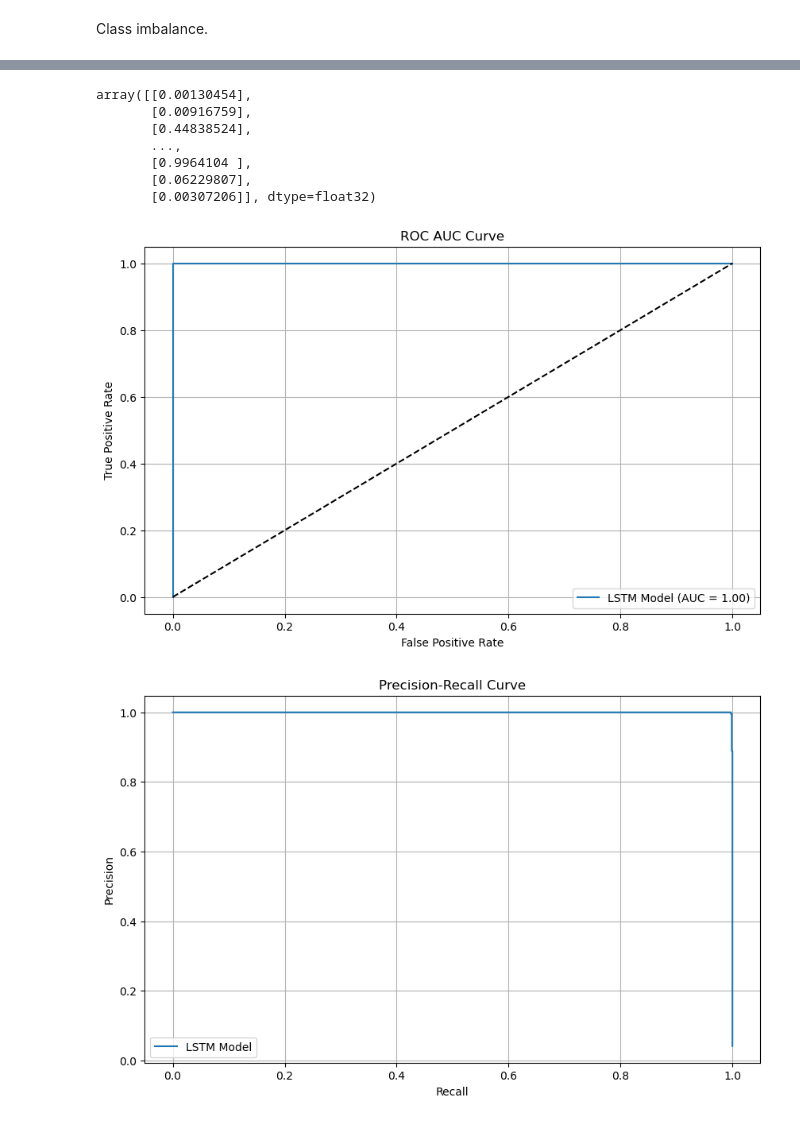
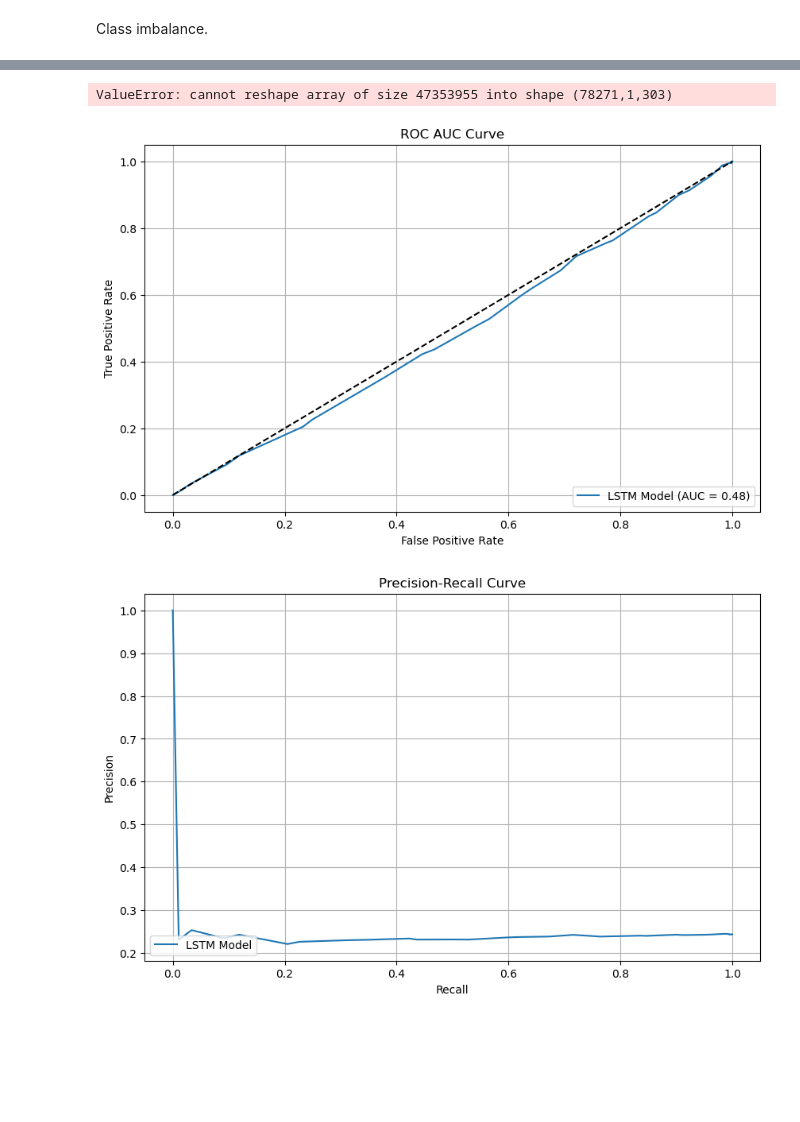
Before and after one commit to luisquinonesPR/thesis, a Jupyter notebook: lstm_model.ipynb, the cells around one changed output, grey strips where cells are left out. Saved outputs shown, nothing was run; the diff lists cells and outputs as text; code cells hidden in the pictures; blank space fills up the shorter version.

Commit message:
lstm

```diff
--- a/lstm_model.ipynb
+++ b/lstm_model.ipynb
@@ -448,2 +487,5 @@ Name: conflict, dtype: int64
+# %%
+train.drop(['isocode'],axis=1, inplace=True)
+test.drop(['isocode'],axis=1, inplace=True)
 # %% [markdown]
 Class imbalance.
@@ -552,11 +587,11 @@ maxCacheSize: 5.33 GB
 # %%
-y_train = pd.Series(y_train)
-count_class_0_train, count_class_1_train = y_train.value_counts()
-total_samples_train = len(y_train)
+# y_train = pd.Series(y_train)
+# count_class_0_train, count_class_1_train = y_train.value_counts()
+# total_samples_train = len(y_train)
 
-# class weights for training data
-weight_for_class_0_train = (1 / count_class_0_train) * (total_samples_train) / 2.0
-weight_for_class_1_train = (1 / count_class_1_train) * (total_samples_train) / 2.0
+# # class weights for training data
+# weight_for_class_0_train = (1 / count_class_0_train) * (total_samples_train) / 2.0
+# weight_for_class_1_train = (1 / count_class_1_train) * (total_samples_train) / 2.0
 
-class_weight_train = {0: weight_for_class_0_train, 1: weight_for_class_1_train}
+# class_weight_train = {0: weight_for_class_0_train, 1: weight_for_class_1_train}
 # %%
@@ -613,10 +609,0 @@ lstm_predictions = model.predict(X_test)
-# %%
-lstm_predictions
-# %% [output]
-array([[0.00130454],
-       [0.00916759],
-       [0.44838524],
-       ...,
-       [0.9964104 ],
-       [0.06229807],
-       [0.00307206]], dtype=float32)
@@ -623,40 +651,65 @@ array([[0.00130454],
+# %%
+predictions = []
+
+for i in range(len(test)):
+    # Prepare the training data
+    train = pd.concat([train, test.iloc[i:i+1]], axis=0)
+    train_reframed = series_to_supervised(train.drop(columns=['conflict']).values, n_in=months, n_out=1, dropnan=True)
+
+    # Split into input and output variables
+    X_train = train_reframed.iloc[:, :-1].values
+    y_train = train_reframed.iloc[:, -1].values
+
+    # Reshape input data
+    X_train = X_train.reshape((X_train.shape[0], months, n_features))
+
+    # Fit the model
+    model.fit(X_train, y_train, epochs=5, batch_size=32, verbose=1, callbacks=[early_stop])
+
+    # Prepare the test data
+    test_X = test_values[i, :-1].reshape((1, months, n_features))
+
+    # Make a one-step prediction
+    yhat = model.predict(test_X)
+# %% [output]
+ValueError: cannot reshape array of size 47353955 into shape (78271,1,303)
 # %%
 import numpy as np
 import matplotlib.pyplot as plt
 from sklearn.metrics import roc_curve, roc_auc_score, precision_recall_curve, auc
 
 y_true = y_test.flatten()
-y_pred = lstm_predictions.flatten()
+y_pred = yhat.flatten()
 
 # Calculate ROC AUC score
 roc_auc = roc_auc_score(y_true, y_pred)
 
 # Calculate Precision and Recall scores
-precision, recall, _ = precision_recall_curve(y_test, y_pred)
+precision, recall, thresholds = precision_recall_curve(y_test, y_pred)
 
 # Plot ROC AUC curve
 plt.figure(figsize=(10, 6))
 plt.plot(*roc_curve(y_true, y_pred)[:2], label='LSTM Model (AUC = {:.2f})'.format(roc_auc))
 plt.plot([0, 1], [0, 1], 'k--')  # Random guessing line
 plt.xlabel('False Positive Rate')
 plt.ylabel('True Positive Rate')
 plt.title('ROC AUC Curve')
 plt.legend(loc='lower right')
 plt.grid(True)
 plt.show()
 
 # Plot Precision-Recall curve
 plt.figure(figsize=(10, 6))
 plt.plot(recall, precision, label='LSTM Model')
 plt.xlabel('Recall')
 plt.ylabel('Precision')
 plt.title('Precision-Recall Curve')
 plt.legend(loc='lower left')
 plt.grid(True)
 plt.show()
 # %% [output]
-[figure, old version]
+[figure, new version]
-[figure, old version]
+[figure, new version]
 # %%
 from sklearn.metrics import confusion_matrix, classification_report, roc_auc_score
 
```
Also changed, not shown: parts of 62 cells of this notebook.
